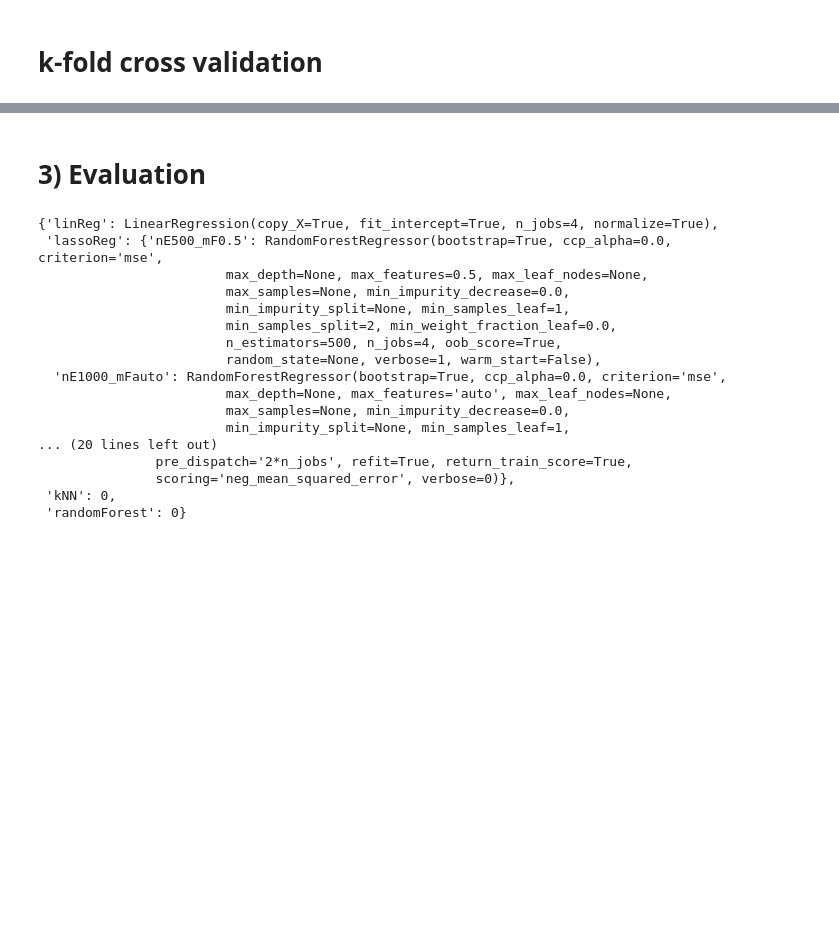
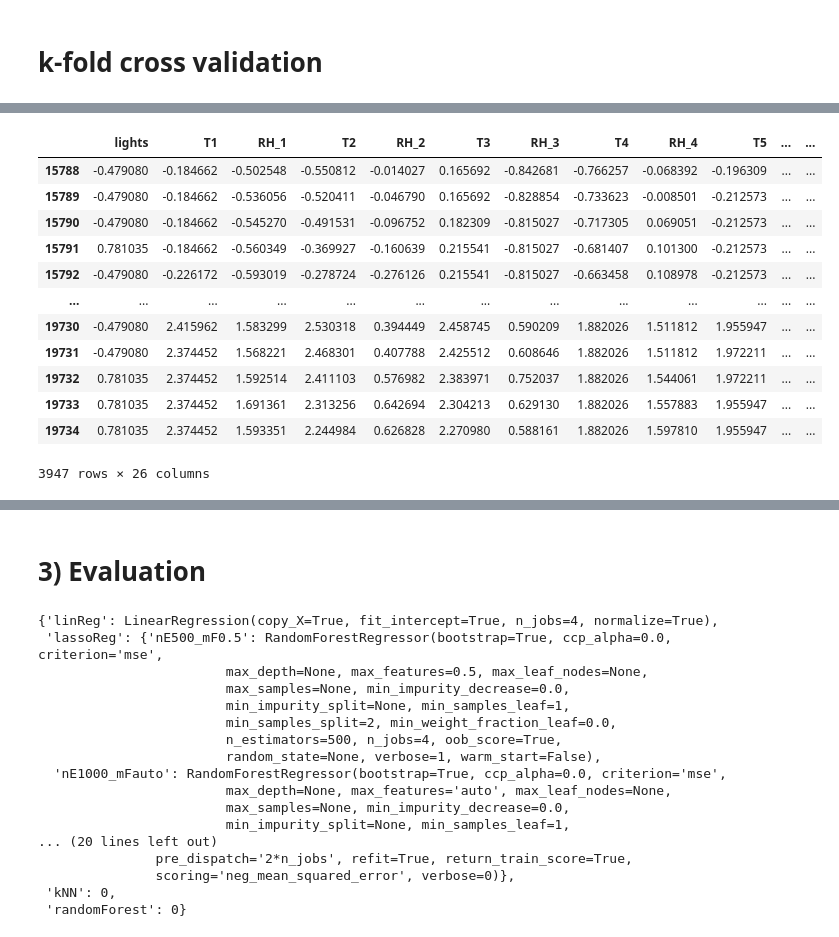
Before and after one commit to GenosW/ml-exercises, a Jupyter notebook: exercise1/energy.ipynb, the cells around one changed output, grey strips where cells are left out. Cells and saved outputs as stored; diff of their text form; code cells hidden in the pictures; blank space fills up the shorter version.

```diff
--- a/exercise1/energy.ipynb
+++ b/exercise1/energy.ipynb
@@ -1461,0 +1505,16 @@ display_scores(rf_rmse_scores)
+# %%
+X_testD
+# %% [output]
+|  | lights | T1 | RH_1 | T2 | RH_2 | T3 | RH_3 | T4 | RH_4 | T5 | ... | ... |
+| 15788 | -0.479080 | -0.184662 | -0.502548 | -0.550812 | -0.014027 | 0.165692 | -0.842681 | -0.766257 | -0.068392 | -0.196309 | ... | ... |
+| 15789 | -0.479080 | -0.184662 | -0.536056 | -0.520411 | -0.046790 | 0.165692 | -0.828854 | -0.733623 | -0.008501 | -0.212573 | ... | ... |
+| 15790 | -0.479080 | -0.184662 | -0.545270 | -0.491531 | -0.096752 | 0.182309 | -0.815027 | -0.717305 | 0.069051 | -0.212573 | ... | ... |
+| 15791 | 0.781035 | -0.184662 | -0.560349 | -0.369927 | -0.160639 | 0.215541 | -0.815027 | -0.681407 | 0.101300 | -0.212573 | ... | ... |
+| 15792 | -0.479080 | -0.226172 | -0.593019 | -0.278724 | -0.276126 | 0.215541 | -0.815027 | -0.663458 | 0.108978 | -0.212573 | ... | ... |
+| ... | ... | ... | ... | ... | ... | ... | ... | ... | ... | ... | ... | ... |
+| 19730 | -0.479080 | 2.415962 | 1.583299 | 2.530318 | 0.394449 | 2.458745 | 0.590209 | 1.882026 | 1.511812 | 1.955947 | ... | ... |
+| 19731 | -0.479080 | 2.374452 | 1.568221 | 2.468301 | 0.407788 | 2.425512 | 0.608646 | 1.882026 | 1.511812 | 1.972211 | ... | ... |
+| 19732 | 0.781035 | 2.374452 | 1.592514 | 2.411103 | 0.576982 | 2.383971 | 0.752037 | 1.882026 | 1.544061 | 1.972211 | ... | ... |
+| 19733 | 0.781035 | 2.374452 | 1.691361 | 2.313256 | 0.642694 | 2.304213 | 0.629130 | 1.882026 | 1.557883 | 1.955947 | ... | ... |
+| 19734 | 0.781035 | 2.374452 | 1.593351 | 2.244984 | 0.626828 | 2.270980 | 0.588161 | 1.882026 | 1.597810 | 1.955947 | ... | ... |
+3947 rows × 26 columns
```
Also changed, not shown: parts of 21 cells of this notebook, 3 other files.
